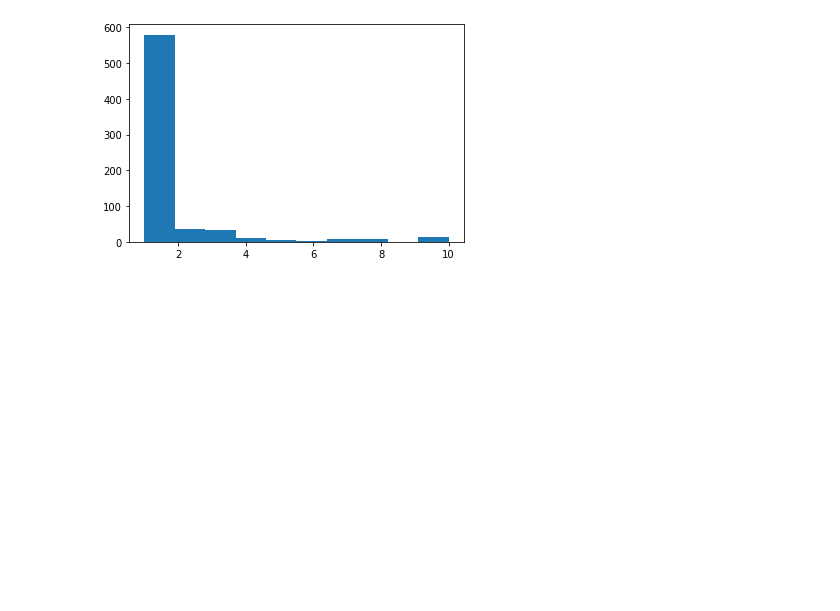
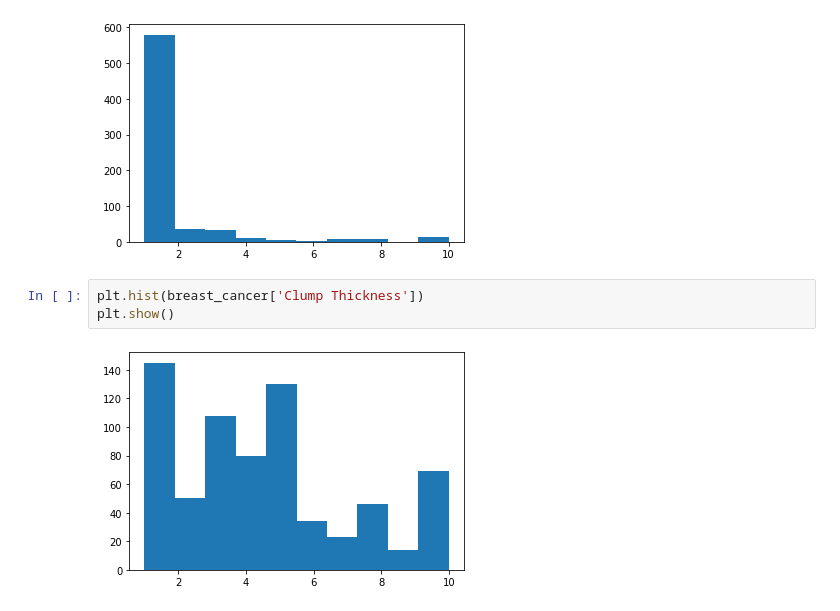
Before and after one commit to aleg001/HT2-MD, a Jupyter notebook: HT2.ipynb, the cells around one changed output. Drawn from its saved outputs; the diff is of its cells as text; blank space fills up the shorter version.

Commit message:
added exploratory graphs

```diff
--- a/HT2.ipynb
+++ b/HT2.ipynb
@@ -126,3 +132,8 @@ plt.hist(breast_cancer['Mitoses'])
 plt.show()
 # %% [output]
 [figure]
+# %%
+plt.hist(breast_cancer['Clump Thickness'])
+plt.show()
+# %% [output]
+[figure, added]
```
Also changed, not shown: parts of 13 cells of this notebook, 1 other file.
